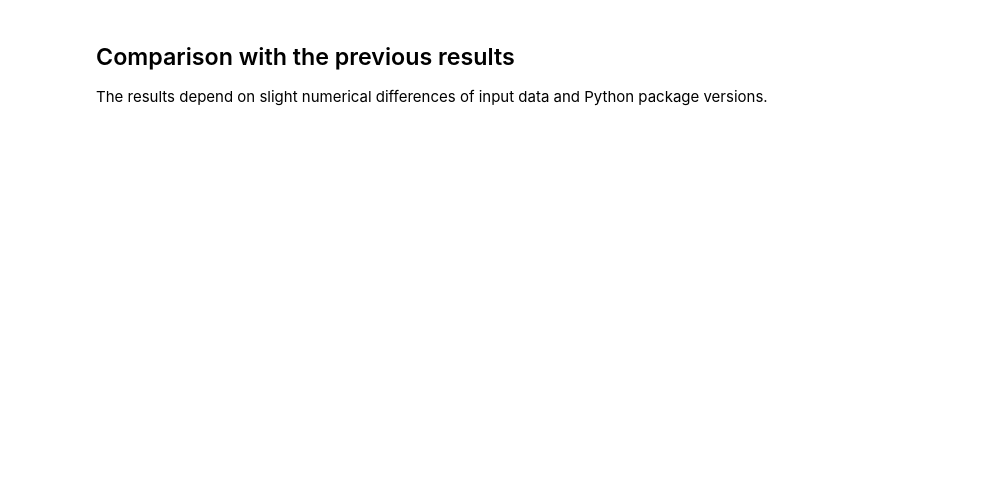
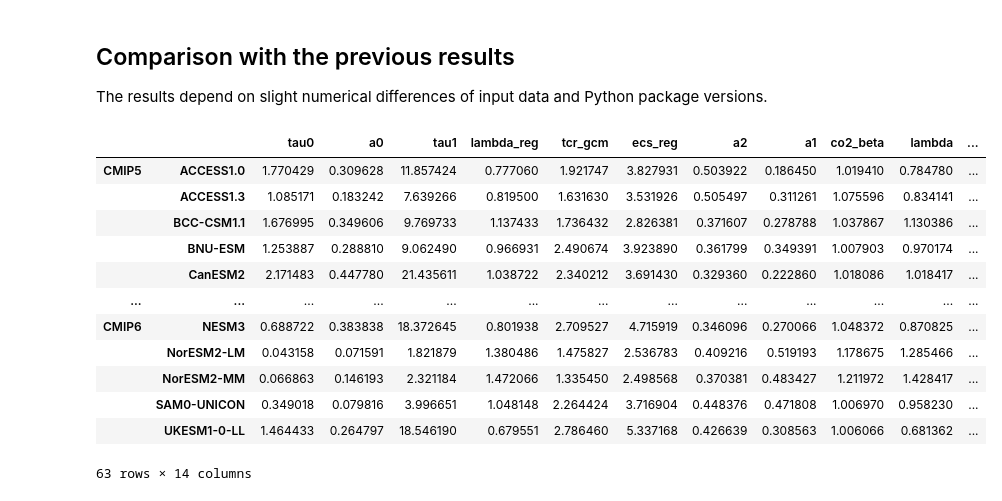
Before and after one commit to tsutsui1872/mce, a Jupyter notebook: notebook/calib_climate.ipynb, the cells around one changed output. Saved outputs shown, nothing was run; the diff lists cells and outputs as text; code cells hidden in the pictures; blank space fills up the shorter version.

```diff
--- a/notebook/calib_climate.ipynb
+++ b/notebook/calib_climate.ipynb
@@ -389,23 +247,50 @@ _ = myplt.figure.text(
 The results depend on slight numerical differences of input data and Python package versions.
 # %%
 from netCDF4 import Dataset
+# %%
+df_chk = {}
 # %%
 with Dataset('mce/data/parms/parms_irm-3_rtnt-tas_cmip5.nc') as ncf:
-    df_parms_chk = pd.DataFrame({
+    df_chk['CMIP5'] = pd.DataFrame({
         k: v[:].filled()
         for k, v in ncf.variables.items() if k not in ['dataset']
     }, index=[
         ''.join(x.astype(str)).strip()
         for x in ncf.variables['dataset'][:]
     ])
+# %%
+with Dataset('mce/data/parms/parms_irm-3_rtnt-tas_cmip6.nc') as ncf:
+    df_chk['CMIP6'] = pd.DataFrame({
+        k: v[:].filled()
+        for k, v in ncf.variables.items() if k not in ['dataset']
+    }, index=[
+        ''.join(x.astype(str)).strip()
+        for x in ncf.variables['dataset'][:]
+    ])
 # %%
 map_name = {
     'time_constant_0': 'tau0',
     'time_constant_1': 'tau1',
     'time_constant_2': 'tau2',
     'amplitude_0': 'a0',
     'amplitude_1': 'a1',
     'amplitude_2': 'a2',
     'alpha': 'co2_alpha',
     'beta': 'co2_beta',
 }
+df_chk = pd.concat(df_chk).rename(columns=map_name)
+df_chk
+# %% [output]
+|  |  | tau0 | a0 | tau1 | lambda_reg | tcr_gcm | ecs_reg | a2 | a1 | co2_beta | lambda | ... |
+| CMIP5 | ACCESS1.0 | 1.770429 | 0.309628 | 11.857424 | 0.777060 | 1.921747 | 3.827931 | 0.503922 | 0.186450 | 1.019410 | 0.784780 | ... |
+|  | ACCESS1.3 | 1.085171 | 0.183242 | 7.639266 | 0.819500 | 1.631630 | 3.531926 | 0.505497 | 0.311261 | 1.075596 | 0.834141 | ... |
+|  | BCC-CSM1.1 | 1.676995 | 0.349606 | 9.769733 | 1.137433 | 1.736432 | 2.826381 | 0.371607 | 0.278788 | 1.037867 | 1.130386 | ... |
+|  | BNU-ESM | 1.253887 | 0.288810 | 9.062490 | 0.966931 | 2.490674 | 3.923890 | 0.361799 | 0.349391 | 1.007903 | 0.970174 | ... |
+|  | CanESM2 | 2.171483 | 0.447780 | 21.435611 | 1.038722 | 2.340212 | 3.691430 | 0.329360 | 0.222860 | 1.018086 | 1.018417 | ... |
+| ... | ... | ... | ... | ... | ... | ... | ... | ... | ... | ... | ... | ... |
+| CMIP6 | NESM3 | 0.688722 | 0.383838 | 18.372645 | 0.801938 | 2.709527 | 4.715919 | 0.346096 | 0.270066 | 1.048372 | 0.870825 | ... |
+|  | NorESM2-LM | 0.043158 | 0.071591 | 1.821879 | 1.380486 | 1.475827 | 2.536783 | 0.409216 | 0.519193 | 1.178675 | 1.285466 | ... |
+|  | NorESM2-MM | 0.066863 | 0.146193 | 2.321184 | 1.472066 | 1.335450 | 2.498568 | 0.370381 | 0.483427 | 1.211972 | 1.428417 | ... |
+|  | SAM0-UNICON | 0.349018 | 0.079816 | 3.996651 | 1.048148 | 2.264424 | 3.716904 | 0.448376 | 0.471808 | 1.006970 | 0.958230 | ... |
+|  | UKESM1-0-LL | 1.464433 | 0.264797 | 18.546190 | 0.679551 | 2.786460 | 5.337168 | 0.426639 | 0.308563 | 1.006066 | 0.681362 | ... |
+63 rows × 14 columns
```
Also changed, not shown: parts of 54 cells of this notebook, 6 other files.
